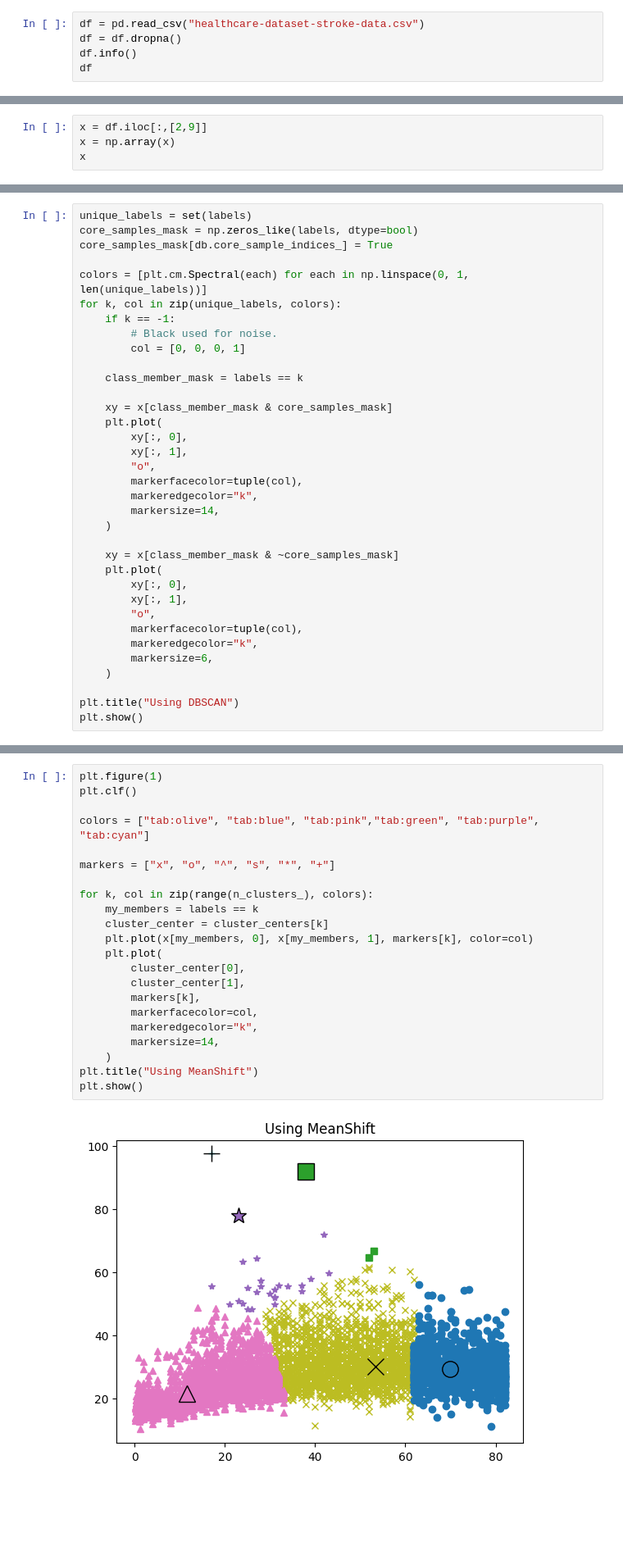
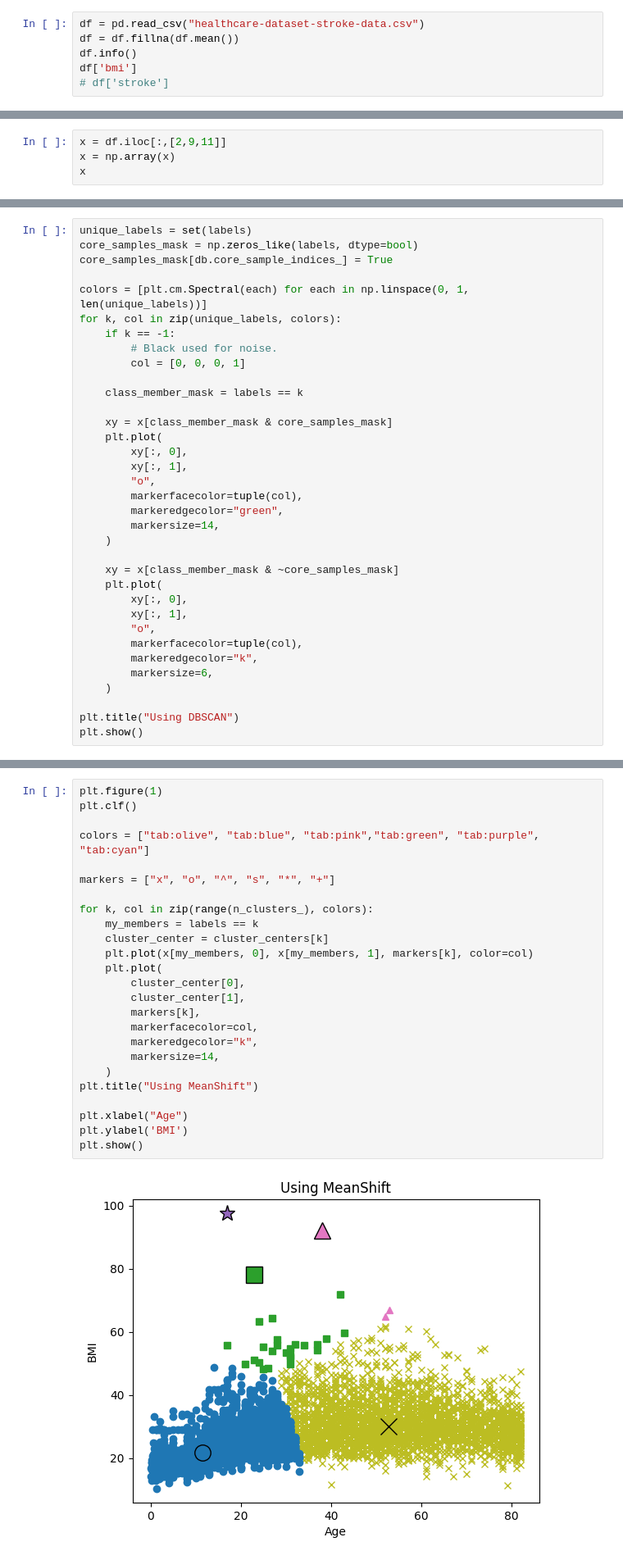
Before and after one commit to fl-sll/FODS-Quiz, a Jupyter notebook: Projects/DSFP.ipynb, the cells around one changed output, grey strips where cells are left out. Shown: that part at 82% size. Cells and saved outputs as stored; diff of their text form; blank space fills up the shorter version.

```diff
--- a/Projects/DSFP.ipynb
+++ b/Projects/DSFP.ipynb
@@ -5,8 +8,9 @@ import pandas as pd
 import numpy as np
 # %%
 df = pd.read_csv("healthcare-dataset-stroke-data.csv")
-df = df.dropna()
+df = df.fillna(df.mean())
 df.info()
-df
+df['bmi']
+# df['stroke']
 # %% [output]
 <class 'pandas.core.frame.DataFrame'>
@@ -44,5 +47,5 @@ memory usage: 498.6+ KB
 # %%
-x = df.iloc[:,[2,9]]
+x = df.iloc[:,[2,9,11]]
 x = np.array(x)
 x
 # %% [output]
@@ -84,7 +157,7 @@ for k, col in zip(unique_labels, colors):
         xy[:, 1],
         "o",
         markerfacecolor=tuple(col),
-        markeredgecolor="k",
+        markeredgecolor="green",
         markersize=14,
     )
 
@@ -116,27 +189,30 @@ Number of estimated clusters: 6
 # %%
 plt.figure(1)
 plt.clf()
 
 colors = ["tab:olive", "tab:blue", "tab:pink","tab:green", "tab:purple", "tab:cyan"]
 
 markers = ["x", "o", "^", "s", "*", "+"]
 
 for k, col in zip(range(n_clusters_), colors):
     my_members = labels == k
     cluster_center = cluster_centers[k]
     plt.plot(x[my_members, 0], x[my_members, 1], markers[k], color=col)
     plt.plot(
         cluster_center[0],
         cluster_center[1],
         markers[k],
         markerfacecolor=col,
         markeredgecolor="k",
         markersize=14,
     )
 plt.title("Using MeanShift")
+
+plt.xlabel("Age")
+plt.ylabel('BMI')
 plt.show()
 # %% [output]
-[figure, old version]
+[figure, new version]
 # %%
 km = KMeans(n_clusters=2,
 init = 'random', n_init = 5,
```
Also changed, not shown: parts of 13 cells of this notebook.
